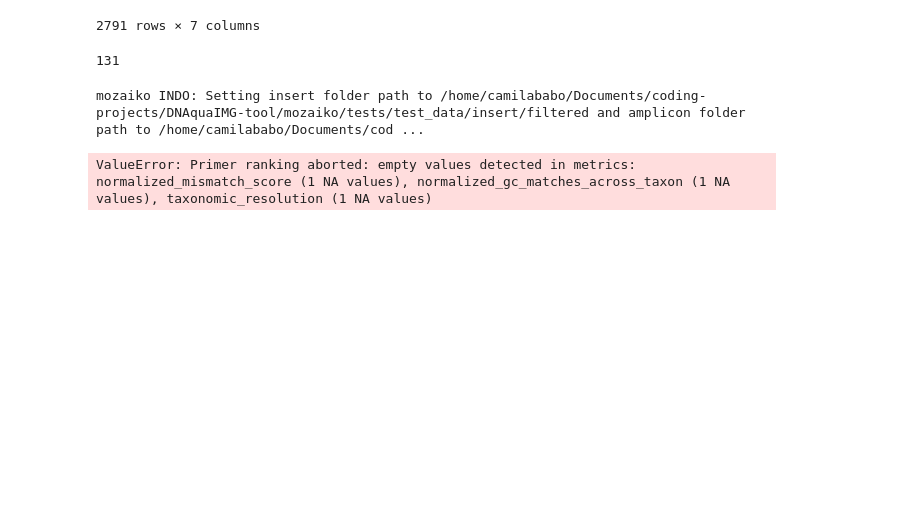
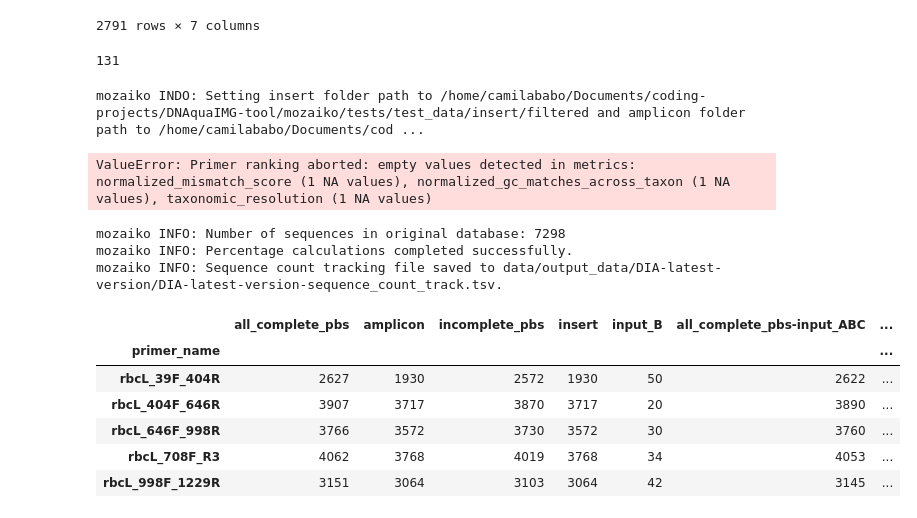
Before and after one commit to CIBIO-BU/mozaiko, a Jupyter notebook: draft.ipynb, the cells around one changed output. Drawn from its saved outputs; the diff is of its cells as text; code cells hidden in the pictures; blank space fills up the shorter version.

```diff
--- a/draft.ipynb
+++ b/draft.ipynb
@@ -4443,3 +4443,21 @@ mex.rank_primers_categorically_weighted(
 # %% [output]
 mozaiko INDO: Setting insert folder path to /home/camilababo/Documents/coding-projects/DNAquaIMG-tool/mozaiko/tests/test_data/insert/filtered and amplicon folder path to /home/camilababo/Documents/cod ...
 ValueError: Primer ranking aborted: empty values detected in metrics: normalized_mismatch_score (1 NA values), normalized_gc_matches_across_taxon (1 NA values), taxonomic_resolution (1 NA values)
+# %%
+from src.marker_scoring.scoring_utils import sequence_count_tracking
+
+og_db = "data/input_data/DIA/diat_barcode_hrm_dreped_processed.fasta"
+analysis_fold = "data/output_data/DIA-latest-version"
+seq_track = sequence_count_tracking(og_db, analysis_fold, save_results=True)
+seq_track
+# %% [output]
+mozaiko INFO: Number of sequences in original database: 7298
+mozaiko INFO: Percentage calculations completed successfully.
+mozaiko INFO: Sequence count tracking file saved to data/output_data/DIA-latest-version/DIA-latest-version-sequence_count_track.tsv.
+|  | all_complete_pbs | amplicon | incomplete_pbs | insert | input_B | all_complete_pbs-input_ABC | ... |
+| primer_name |  |  |  |  |  |  | ... |
+| rbcL_39F_404R | 2627 | 1930 | 2572 | 1930 | 50 | 2622 | ... |
+| rbcL_404F_646R | 3907 | 3717 | 3870 | 3717 | 20 | 3890 | ... |
+| rbcL_646F_998R | 3766 | 3572 | 3730 | 3572 | 30 | 3760 | ... |
+| rbcL_708F_R3 | 4062 | 3768 | 4019 | 3768 | 34 | 4053 | ... |
+| rbcL_998F_1229R | 3151 | 3064 | 3103 | 3064 | 42 | 3145 | ... |
```
Also changed, not shown: 1 other file.
